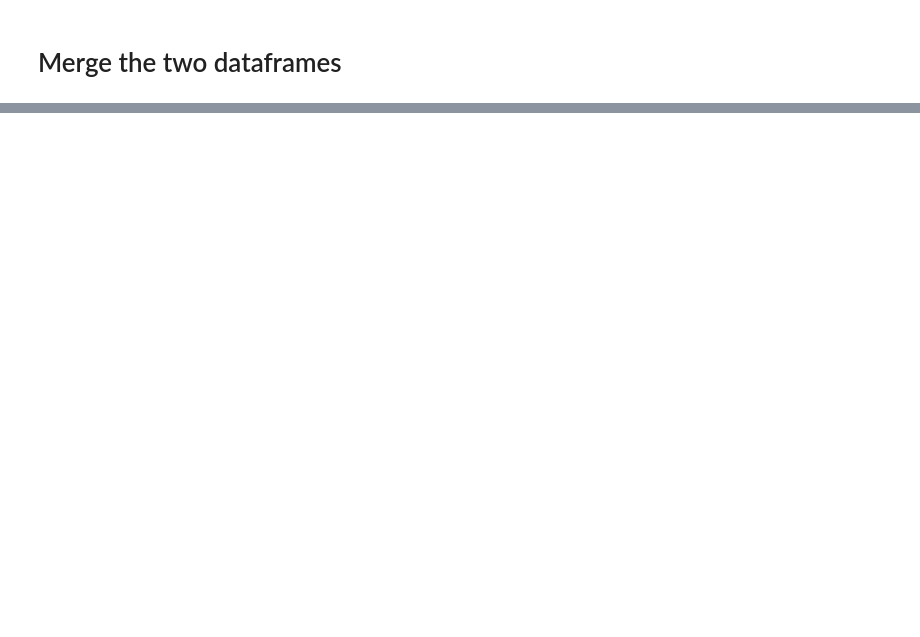
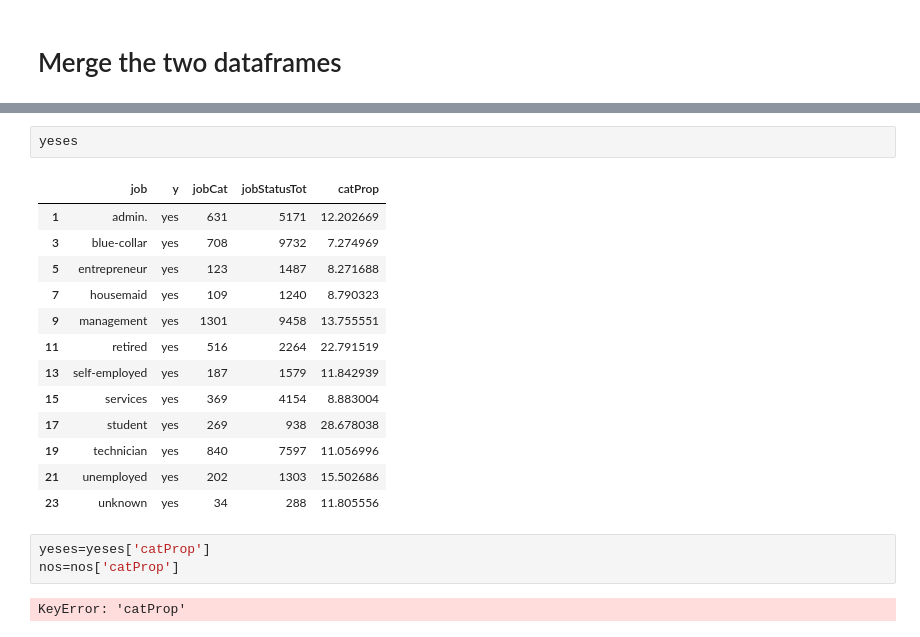
Before and after one commit to TwoManyHands/Algorithms, a Jupyter notebook: bank_2.ipynb, the cells around one changed output, grey strips where cells are left out. Saved outputs shown, nothing was run; the diff lists cells and outputs as text; blank space fills up the shorter version.

```diff
--- a/bank_2.ipynb
+++ b/bank_2.ipynb
@@ -65,0 +91,21 @@ dfy
+# %%
+yeses
+# %% [output]
+|  | job | y | jobCat | jobStatusTot | catProp |
+| 1 | admin. | yes | 631 | 5171 | 12.202669 |
+| 3 | blue-collar | yes | 708 | 9732 | 7.274969 |
+| 5 | entrepreneur | yes | 123 | 1487 | 8.271688 |
+| 7 | housemaid | yes | 109 | 1240 | 8.790323 |
+| 9 | management | yes | 1301 | 9458 | 13.755551 |
+| 11 | retired | yes | 516 | 2264 | 22.791519 |
+| 13 | self-employed | yes | 187 | 1579 | 11.842939 |
+| 15 | services | yes | 369 | 4154 | 8.883004 |
+| 17 | student | yes | 269 | 938 | 28.678038 |
+| 19 | technician | yes | 840 | 7597 | 11.056996 |
+| 21 | unemployed | yes | 202 | 1303 | 15.502686 |
+| 23 | unknown | yes | 34 | 288 | 11.805556 |
+# %%
+yeses=yeses['catProp']
+nos=nos['catProp']
+# %% [output]
+KeyError: 'catProp'
```
Also changed, not shown: parts of 22 cells of this notebook.
